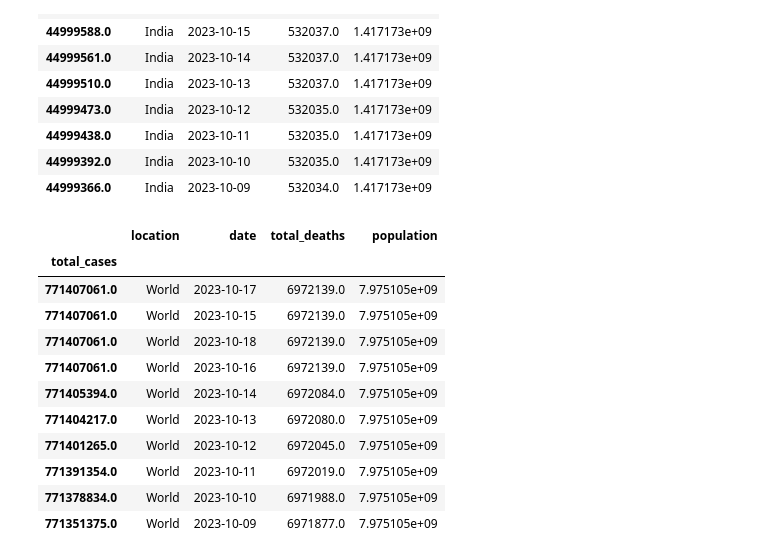
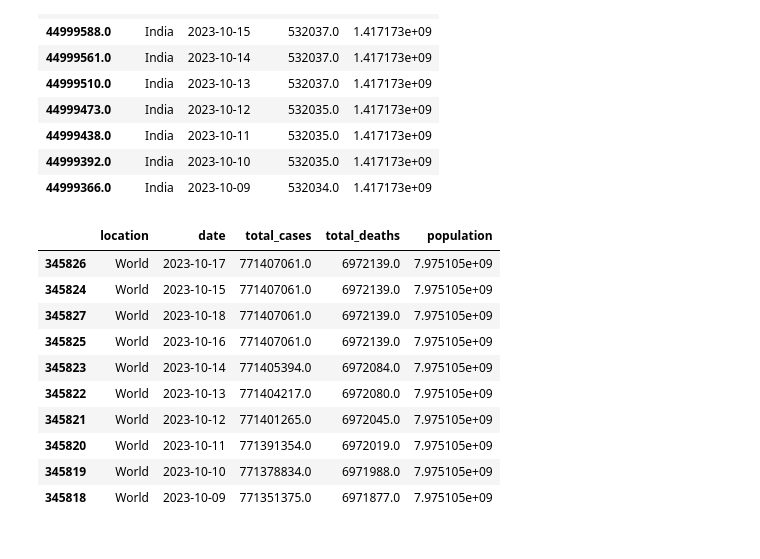
Before and after one commit to datla-ria/Project-1, a Jupyter notebook: project-1.ipynb, the cells around one changed output. Cells and saved outputs as stored; diff of their text form; code cells hidden in the pictures.

```diff
--- a/project-1.ipynb
+++ b/project-1.ipynb
@@ -144,23 +155,21 @@ covid_data_india.head(10)
 | 44999392.0 | India | 2023-10-10 | 532035.0 | 1.417173e+09 |
 | 44999366.0 | India | 2023-10-09 | 532034.0 | 1.417173e+09 |
 # %%
-covid_data_df= covid_data_df[["location", "date", "total_cases", "total_deaths", "population"]]
-covid_data_df =covid_data_df.sort_values(by='total_cases', ascending=False)
-covid_data_df = covid_data_df.set_index('total_cases')
+covid_data_df = covid_data_df[["location", "date", "total_cases", "total_deaths", "population"]]
+covid_data_df = covid_data_df.sort_values(by='total_cases', ascending=False)
 covid_data_df.head(10)
 # %% [output]
-|  | location | date | total_deaths | population |
-| total_cases |  |  |  |  |
-| 771407061.0 | World | 2023-10-17 | 6972139.0 | 7.975105e+09 |
-| 771407061.0 | World | 2023-10-15 | 6972139.0 | 7.975105e+09 |
-| 771407061.0 | World | 2023-10-18 | 6972139.0 | 7.975105e+09 |
-| 771407061.0 | World | 2023-10-16 | 6972139.0 | 7.975105e+09 |
-| 771405394.0 | World | 2023-10-14 | 6972084.0 | 7.975105e+09 |
-| 771404217.0 | World | 2023-10-13 | 6972080.0 | 7.975105e+09 |
-| 771401265.0 | World | 2023-10-12 | 6972045.0 | 7.975105e+09 |
-| 771391354.0 | World | 2023-10-11 | 6972019.0 | 7.975105e+09 |
-| 771378834.0 | World | 2023-10-10 | 6971988.0 | 7.975105e+09 |
-| 771351375.0 | World | 2023-10-09 | 6971877.0 | 7.975105e+09 |
+|  | location | date | total_cases | total_deaths | population |
+| 345826 | World | 2023-10-17 | 771407061.0 | 6972139.0 | 7.975105e+09 |
+| 345824 | World | 2023-10-15 | 771407061.0 | 6972139.0 | 7.975105e+09 |
+| 345827 | World | 2023-10-18 | 771407061.0 | 6972139.0 | 7.975105e+09 |
+| 345825 | World | 2023-10-16 | 771407061.0 | 6972139.0 | 7.975105e+09 |
+| 345823 | World | 2023-10-14 | 771405394.0 | 6972084.0 | 7.975105e+09 |
+| 345822 | World | 2023-10-13 | 771404217.0 | 6972080.0 | 7.975105e+09 |
+| 345821 | World | 2023-10-12 | 771401265.0 | 6972045.0 | 7.975105e+09 |
+| 345820 | World | 2023-10-11 | 771391354.0 | 6972019.0 | 7.975105e+09 |
+| 345819 | World | 2023-10-10 | 771378834.0 | 6971988.0 | 7.975105e+09 |
+| 345818 | World | 2023-10-09 | 771351375.0 | 6971877.0 | 7.975105e+09 |
 # %%
 total_cases_by_country = covid_data_df.groupby('location')['total_cases'].max().sort_values(ascending=False)
 top_10_countries = total_cases_by_country.head(10).reset_index()
```
Also changed, not shown: parts of 12 cells of this notebook.
